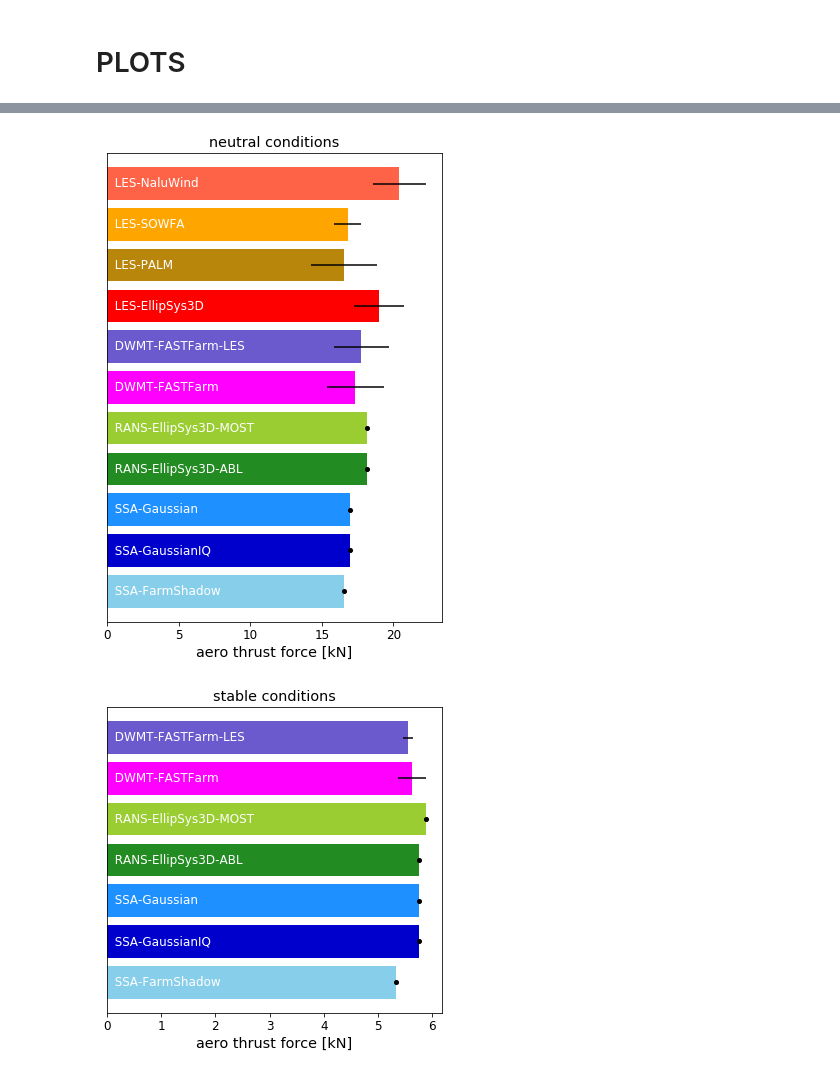
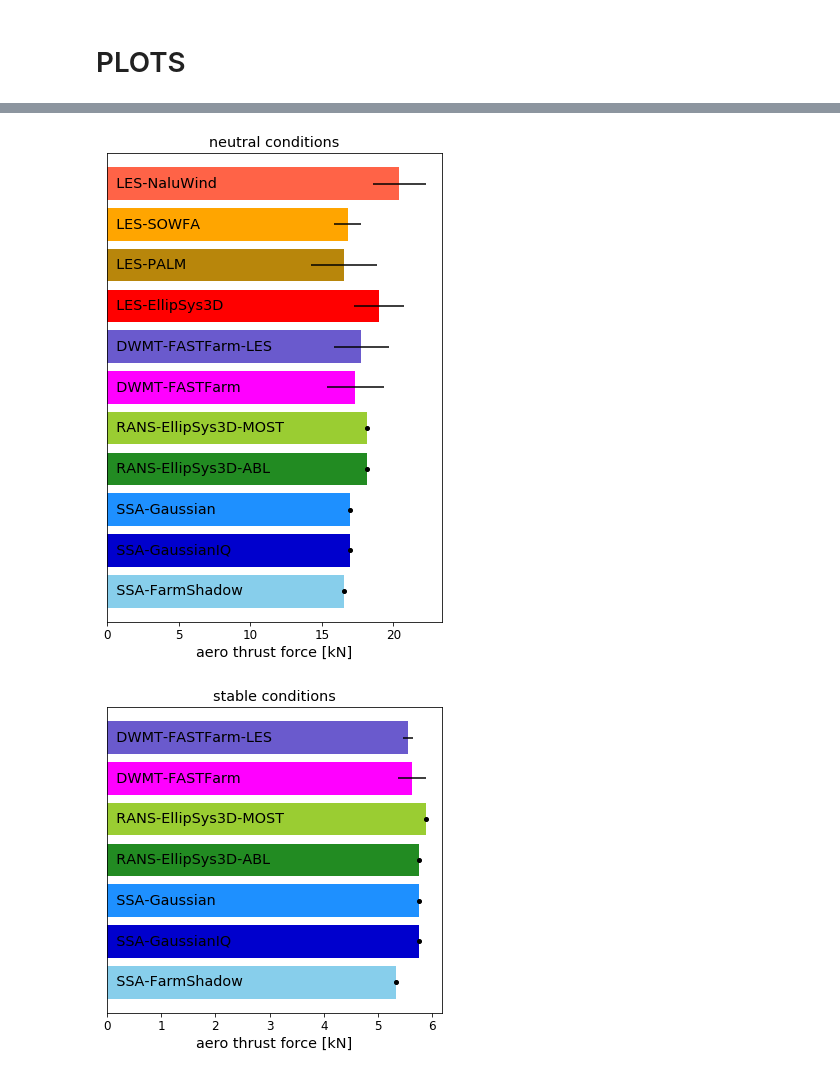
Before and after one commit to NREL/wakebench_swift, a Jupyter notebook: code/turbine_processing/2-compare_turbine_models.ipynb, the cells around one changed output, grey strips where cells are left out. Saved outputs shown, nothing was run; the diff lists cells and outputs as text; code cells hidden in the pictures.

```diff
--- a/code/turbine_processing/2-compare_turbine_models.ipynb
+++ b/code/turbine_processing/2-compare_turbine_models.ipynb
@@ -275,7 +275,9 @@ plot_openfast_thrust = False
 # %%
 # label properties
 indent = '  '
-labelsize = 'large'
+labelsize = 'x-large'
+color = 'k'
+weight = 'normal'
 
 # bar properties
 barheight = 0.75
@@ -297,16 +299,16 @@ for case in cases:
                     mean = np.mean([df[output].mean() for df in data])  # mean of means
                     err = np.mean([df[output].std() for df in data])  # mean of stdevs
                     ax.barh(irow, mean, xerr=err, color=colors[name])
-                    ax.text(0,irow, indent+final_labels[name], color='w',
-                            verticalalignment='center', fontsize=labelsize)
+                    ax.text(0,irow, indent+final_labels[name], color=color,
+                            verticalalignment='center', fontsize=labelsize, fontweight=weight)
                 else:
                     # list of steady-state results
                     data = [df.loc[output] for df in data]
                     mean = np.mean(data)
                     ax.barh(irow, mean, color=colors[name])
                     ax.plot(data, len(data)*[irow], 'ko', markersize=4)
-                    ax.text(0,irow, indent+final_labels[name], color='w',
-                            verticalalignment='center', fontsize=labelsize)
+                    ax.text(0,irow, indent+final_labels[name], color=color,
+                            verticalalignment='center', fontsize=labelsize, fontweight=weight)
                 irow += 1
                 print(name,case,mean)
 
@@ -372,8 +374,8 @@ for case in cases:
                     err = np.mean([df[output].std()/norm for df in data])  # mean of stdevs
                     if np.isfinite(mean):
                         ax.barh(irow, mean, xerr=err, color=colors[name])
-                        ax.text(0,irow, indent+final_labels[name], color='w',
-                                verticalalignment='center', fontsize=labelsize)
+                        ax.text(0,irow, indent+final_labels[name], color=color,
+                                verticalalignment='center', fontsize=labelsize, fontweight=weight)
                         irow += 1
                     else:
                         print('  ***time-accurate data unavailable***')
@@ -384,8 +386,8 @@ for case in cases:
                     if np.isfinite(mean):
                         ax.barh(irow, mean, color=colors[name])
                         ax.plot(data, len(data)*[irow], 'ko', markersize=4)
-                        ax.text(0,irow, indent+final_labels[name], color='w',
-                                verticalalignment='center', fontsize=labelsize)
+                        ax.text(0,irow, indent+final_labels[name], color=color,
+                                verticalalignment='center', fontsize=labelsize, fontweight=weight)
                         irow += 1
                     else:
                         print('  ***steady data unavailable***')
@@ -402,32 +404,32 @@ for case in cases:
     ax.tick_params(axis='y',width=0,labelleft=False)
     ax.tick_params(labelsize='large')
     ax.set_ylim((-0.75,irow-0.25))
     #ax.set_xlabel(output.replace('_',' '), fontsize='x-large')
     ax.set_xlabel(output.replace('_',' ').replace('[N]','[kN]'), fontsize='x-large')
     ax.set_title(case+' conditions', fontsize='x-large')
 
     # adjust figure height to get bars to the same height
     fig.set_figheight((irow+0.5)*barheight)
 
     # save figure
     fig.savefig('compare_{:s}_{:s}.png'.format(output,case), bbox_inches='tight')
 # %% [output]
 IFPEN_CATHELAIN_SSAM neutral 16.532700000000002
 NREL_HAMILTON_SSAM neutral 16.974355065000964
 NREL_QUON_SSAM neutral 16.974355065000964
 DTU_VANDERLAAN_RANS-ABL neutral 18.13454
 DTU_VANDERLAAN_RANS-MOST neutral 18.166150000000002
   ***steady data unavailable***
 PPEGmbH_SCHLEZ_RANS neutral nan
 NREL_SHALER_DWMT neutral 17.31897580079359
 NREL_SHALER_DWMT-LES neutral 17.76504395772199
 DTU_ANDERSEN_LES neutral 19.00185691048239
 FORWIND_KRUEGER_LES neutral 16.526805105541374
 IFPEN_CATHELAIN_LES neutral 16.794295625859704
 ... (16 lines left out)
 NREL_SHALER_DWMT-LES unstable 9.52990334703345
 DTU_ANDERSEN_LES unstable 13.794564100478663
 FORWIND_KRUEGER_LES unstable 11.589818294410106
 SNL_MANIACI_LES unstable 15.933373278218777
-[figure, old version]
+[figure, new version]
-[figure, old version]
+[figure, new version]
```
Also changed, not shown: parts of 5 cells of this notebook.
